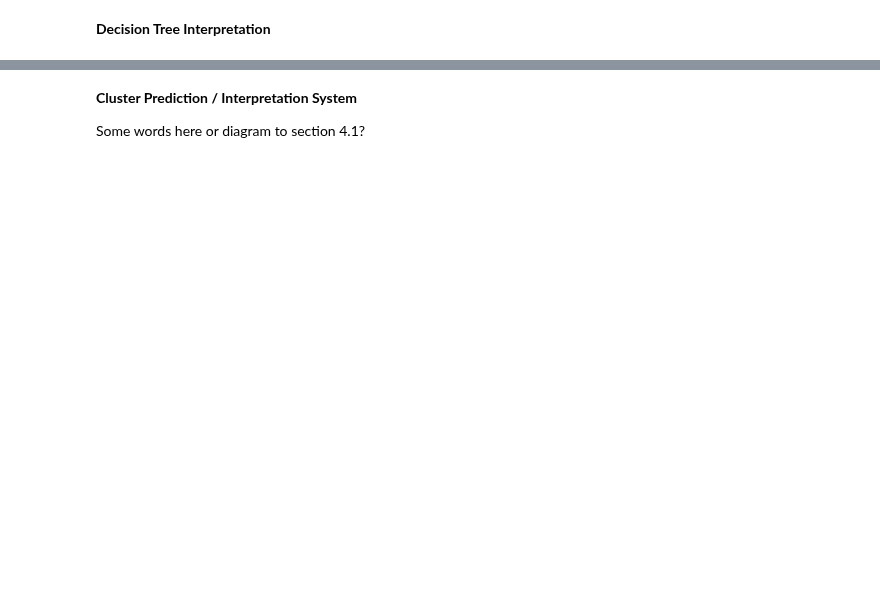
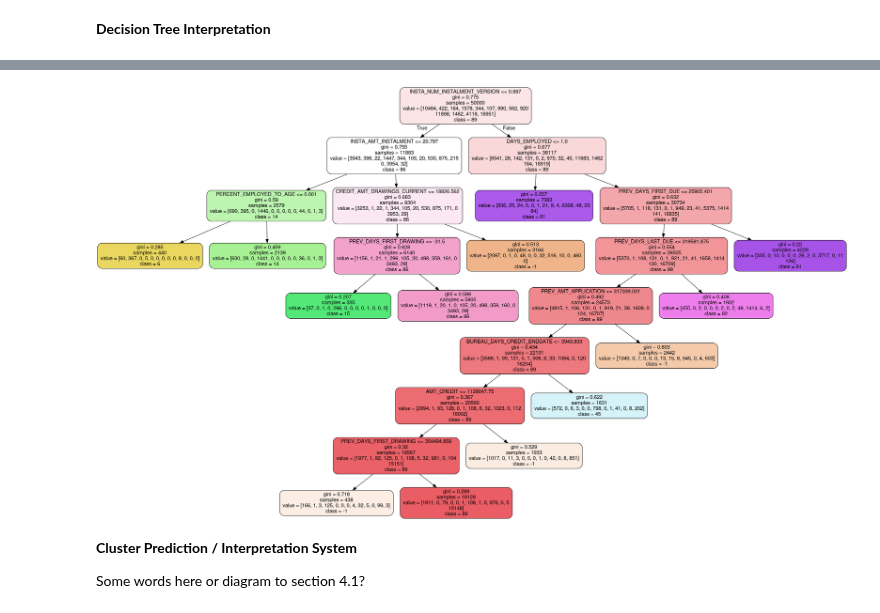
Before and after one commit to sjmiller8182/home-credit-default-risk, a Jupyter notebook: notebooks/Lab3_CRISP-DM.ipynb, the cells around one changed output, grey strips where cells are left out. Cells and saved outputs as stored; diff of their text form; code cells hidden in the pictures; blank space fills up the shorter version.

```diff
--- a/notebooks/Lab3_CRISP-DM.ipynb
+++ b/notebooks/Lab3_CRISP-DM.ipynb
@@ -1120,3 +1175,9 @@ export_graphviz(
+# %%
+graphic = pydotplus.graph_from_dot_file('./myTreeName.dot')
+graphic.write_png('png2.png')
+Image('png2.png')
+# %% [output]
+[figure, added]
 # %%
 pd.crosstab(pd.Series(preds, name = 'Predicted Label'),
             pd.Series(sampled['labels'][ : ], name = 'Label'))
```
Also changed, not shown: parts of 10 cells of this notebook.
